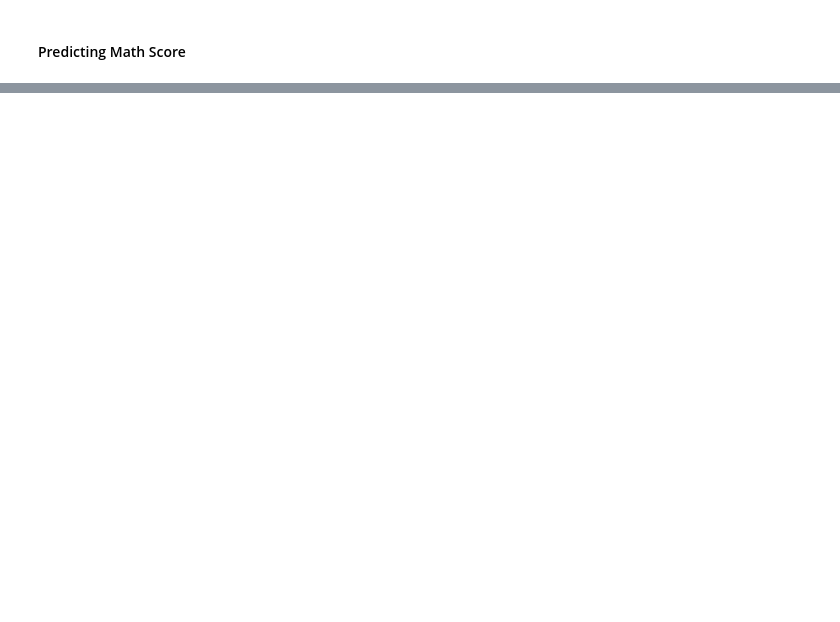
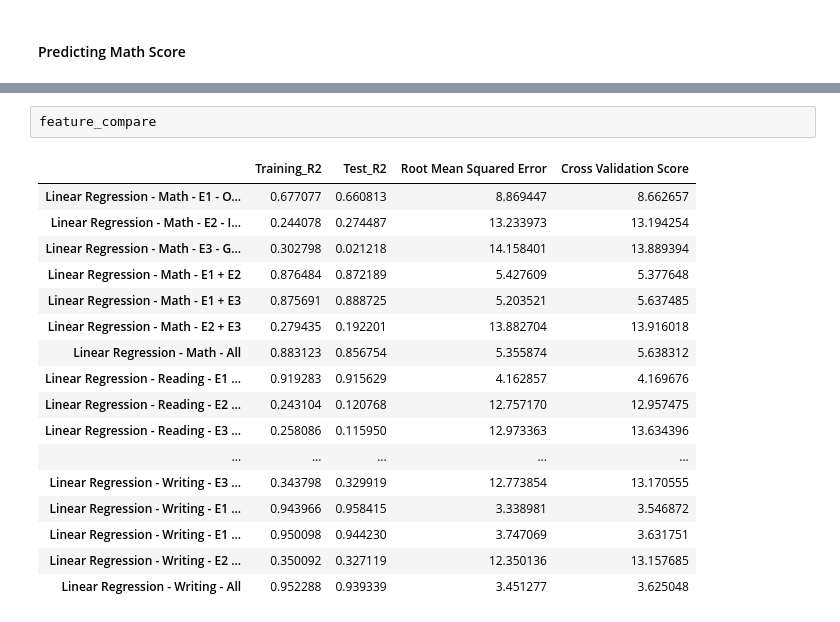
Before and after one commit to albert-ntiri/student_performance, a Jupyter notebook: Student_Performance_Models.ipynb, the cells around one changed output, grey strips where cells are left out. Drawn from its saved outputs; the diff is of its cells as text; blank space fills up the shorter version.

```diff
--- a/Student_Performance_Models.ipynb
+++ b/Student_Performance_Models.ipynb
@@ -255,0 +384,20 @@ lreg_m.cross_validate(4, feature_compare)
+# %%
+feature_compare
+# %% [output]
+|  | Training_R2 | Test_R2 | Root Mean Squared Error | Cross Validation Score |
+| Linear Regression - Math - E1 - O... | 0.677077 | 0.660813 | 8.869447 | 8.662657 |
+| Linear Regression - Math - E2 - I... | 0.244078 | 0.274487 | 13.233973 | 13.194254 |
+| Linear Regression - Math - E3 - G... | 0.302798 | 0.021218 | 14.158401 | 13.889394 |
+| Linear Regression - Math - E1 + E2 | 0.876484 | 0.872189 | 5.427609 | 5.377648 |
+| Linear Regression - Math - E1 + E3 | 0.875691 | 0.888725 | 5.203521 | 5.637485 |
+| Linear Regression - Math - E2 + E3 | 0.279435 | 0.192201 | 13.882704 | 13.916018 |
+| Linear Regression - Math - All | 0.883123 | 0.856754 | 5.355874 | 5.638312 |
+| Linear Regression - Reading - E1 ... | 0.919283 | 0.915629 | 4.162857 | 4.169676 |
+| Linear Regression - Reading - E2 ... | 0.243104 | 0.120768 | 12.757170 | 12.957475 |
+| Linear Regression - Reading - E3 ... | 0.258086 | 0.115950 | 12.973363 | 13.634396 |
+| ... | ... | ... | ... | ... |
+| Linear Regression - Writing - E3 ... | 0.343798 | 0.329919 | 12.773854 | 13.170555 |
+| Linear Regression - Writing - E1 ... | 0.943966 | 0.958415 | 3.338981 | 3.546872 |
+| Linear Regression - Writing - E1 ... | 0.950098 | 0.944230 | 3.747069 | 3.631751 |
+| Linear Regression - Writing - E2 ... | 0.350092 | 0.327119 | 12.350136 | 13.157685 |
+| Linear Regression - Writing - All | 0.952288 | 0.939339 | 3.451277 | 3.625048 |
```
Also changed, not shown: parts of 47 cells of this notebook, 5 other files.
